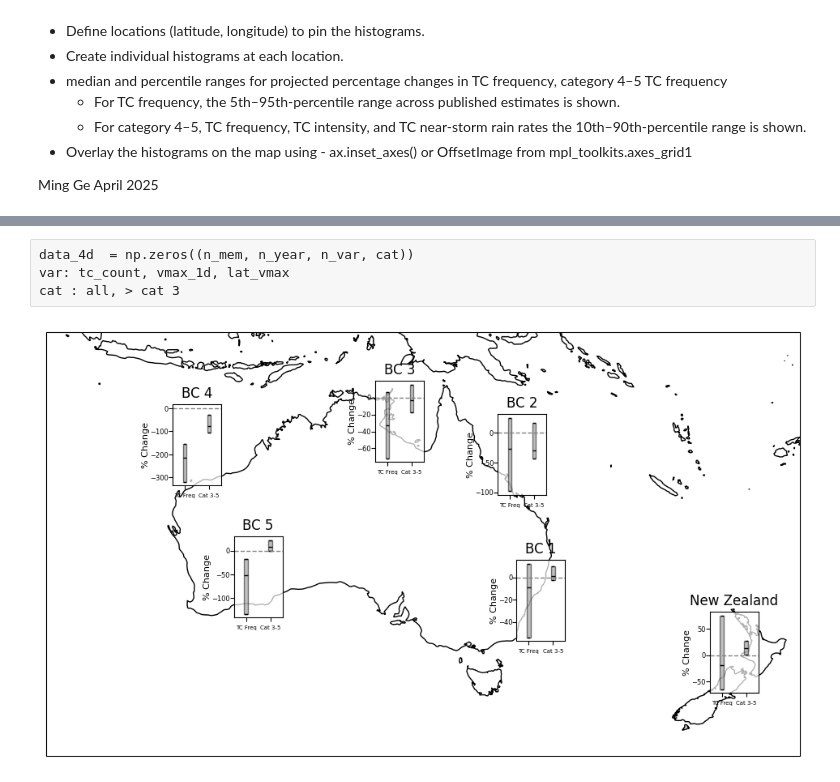
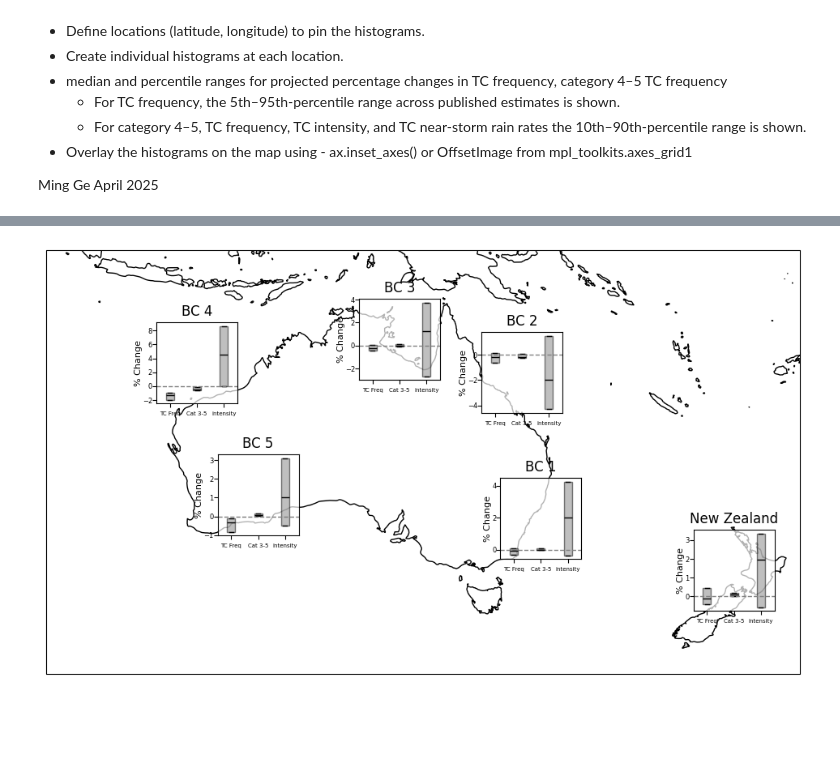
Before and after one commit to ming80302/TC, a Jupyter notebook: pin_to_map.ipynb, the cells around one changed output, grey strips where cells are left out. Drawn from its saved outputs; the diff is of its cells as text; code cells hidden in the pictures; blank space fills up the shorter version.

```diff
--- a/pin_to_map.ipynb
+++ b/pin_to_map.ipynb
@@ -92,11 +307,12 @@ n_mem = 10
 # %%
 %%time
 
-slope_3d = np.zeros((n_region, n_mem, 2))
-xx = range(year_s, year_e+1)
-slope2percentage = n_year*100
+slope_4d = np.zeros((2, n_region, n_mem, 2))
+xx = np.array(range(year_s, year_e+1))
+slope2percentage = 100 #n_year
 
 for nr in range(n_region):
+    #for nr in range(3,4):
     if nr == n_region - 1:
         print(' New Zealand ' )
     else:
@@ -115,12 +331,16 @@ for nr in range(n_region):
     # we use tc_count [ n_mem, n_year, 0 , :]
     #print(data_HR_BCR1.shape) # (n_mem, n_year, n_var, cat)
     # TC frequency (n_mem, n_year, [cat0, cat3-5])
-    data_3d =  data_HR_BCR1[:,:,0,:] #((10, 161, 2))
+    data_fre =  data_HR_BCR1[:,:,0,:] #((10, 161, 2))
+    data_spd =  data_HR_BCR1[:,:,1,:]
+
     for nm in range(n_mem):
         for nv in range(2):
-            slope_3d[nr, nm, nv] = np.polyfit(xx, data_3d[nm,:,nv], 1)[0]
-
-slope_3d = slope_3d*slope2percentage
+            slope_4d[0, nr, nm, nv] = np.polyfit(xx, data_fre[nm,:,nv], 1)[0]
+            idx = ~np.isnan(data_spd[nm,:,nv])
+            #print(type(idx))
+            slope_4d[1, nr, nm, nv] = np.polyfit(xx[idx], data_spd[nm,:,nv][idx], 1)[0]
+slope_4d = slope_4d*slope2percentage
 # %% [output]
  Australia Buckley Cyclone Region 1
  Australia Buckley Cyclone Region 2
@@ -133,7 +353,3 @@ Wall time: 3min 22s
-# %% [raw]
-data_4d  = np.zeros((n_mem, n_year, n_var, cat))
-var: tc_count, vmax_1d, lat_vmax
-cat : all, > cat 3
 # %%
 # Map locations (latitude, longitude)
 #locations = [(40, -105), (35, -100), (42, -95)]  # (lat, lon)
@@ -141,36 +357,40 @@ latc_1d = ((np.array(lat_s_1d) + np.array(lat_e_1d))/2).tolist()
 lonc_1d = ((np.array(lon_s_1d) + np.array(lon_e_1d))/2).tolist()
 
 locations = list(zip(latc_1d, lonc_1d))
 
 # Plot the map
 fig, ax = plt.subplots(figsize=(12, 8), subplot_kw={'projection': ccrs.PlateCarree()})
 ax.set_extent([100, 180, -50, -5], crs=ccrs.PlateCarree())
 
 # Add map features
 #ax.stock_img()
 ax.coastlines()
 #ax.gridlines(draw_labels=True)
 
 # Plot histograms at different locations
 for nr in range(n_region):
     lat, lon = locations[nr]
     # Create an inset axes for each histogram
-    inset_ax = inset_axes(ax, width=0.6, height=1.0,
+    inset_ax = inset_axes(ax, width=1, height=1.0,
                           loc='center',
                           # Use absolute positioning
                           bbox_to_anchor=(lon, lat, 0, 0),
                           bbox_transform=ax.transData, borderpad=0)
     # Set axes background to some transparent
     inset_ax.patch.set_alpha(0.7)
 
-    data_1 = slope_3d[nr, :, 0]
-    data_2 = slope_3d[nr, :, 1]
+    data_1 = slope_4d[0, nr, :, 0]
+    data_2 = slope_4d[0, nr, :, 1]
+    data_3 = slope_4d[1, nr, :, 0]
+    #print(data_3)
 
     # Plotting:
     # data_1: TC frequency 5%-95%,
     # data_2: Cat 4-5 frequency: 10%-90%
-    box_custom_2_inset(inset_ax, data_1, data_2, [5,10], [95,90], region_s[nr])
-
+    # data_3: Cat 4-5 frequency: 10%-90%
+    #box_custom_1_inset(inset_ax, data_3,  [10], [90], region_s[nr])
+    box_custom_3_inset(inset_ax, data_1, data_2, data_3, [5,10,10], [95,90,90], region_s[nr])
+    #box_custom_2_inset(inset_ax, data_1, data_2, [5,10], [95,90], region_s[nr])
 #plt.title("boxplots Pinned on Different Regions of the Map")
 # %% [output]
-[figure, old version]
+[figure, new version]
```
Also changed, not shown: parts of 7 cells of this notebook.
